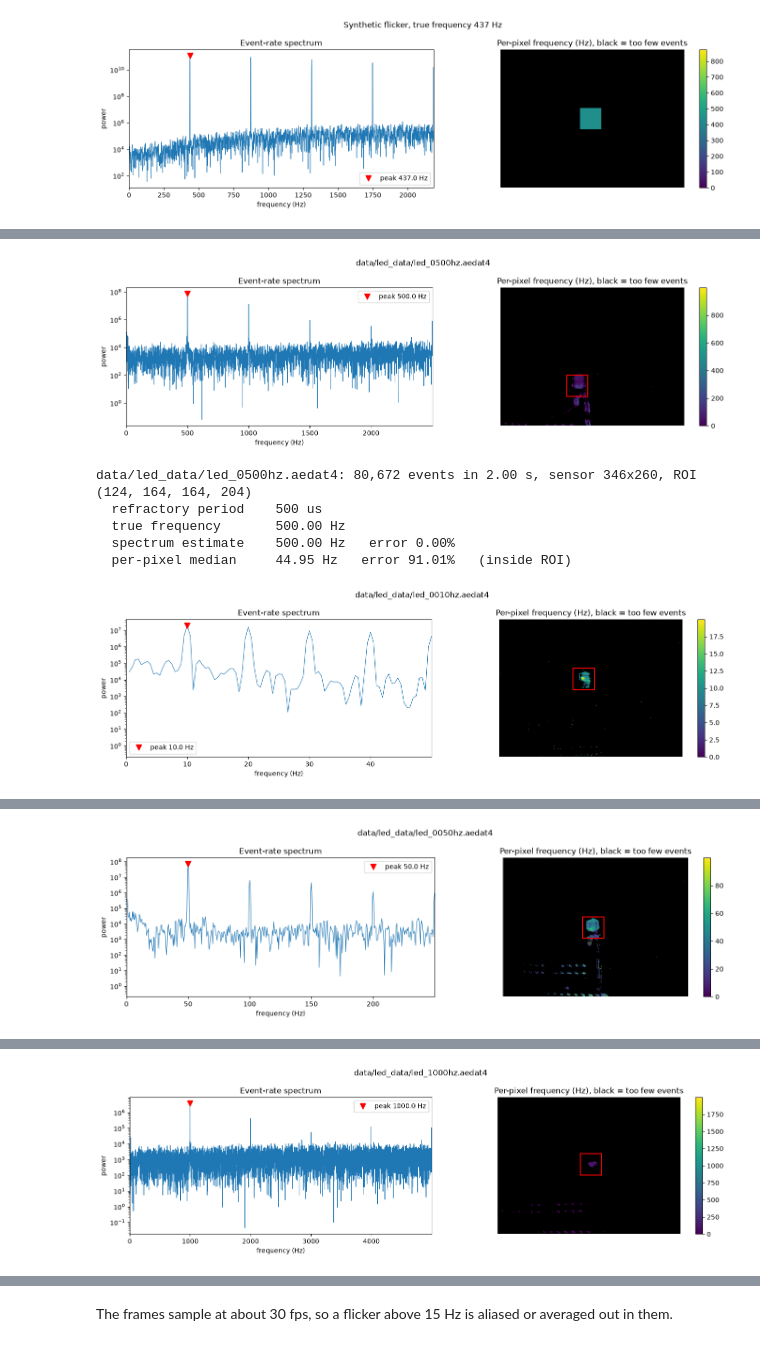
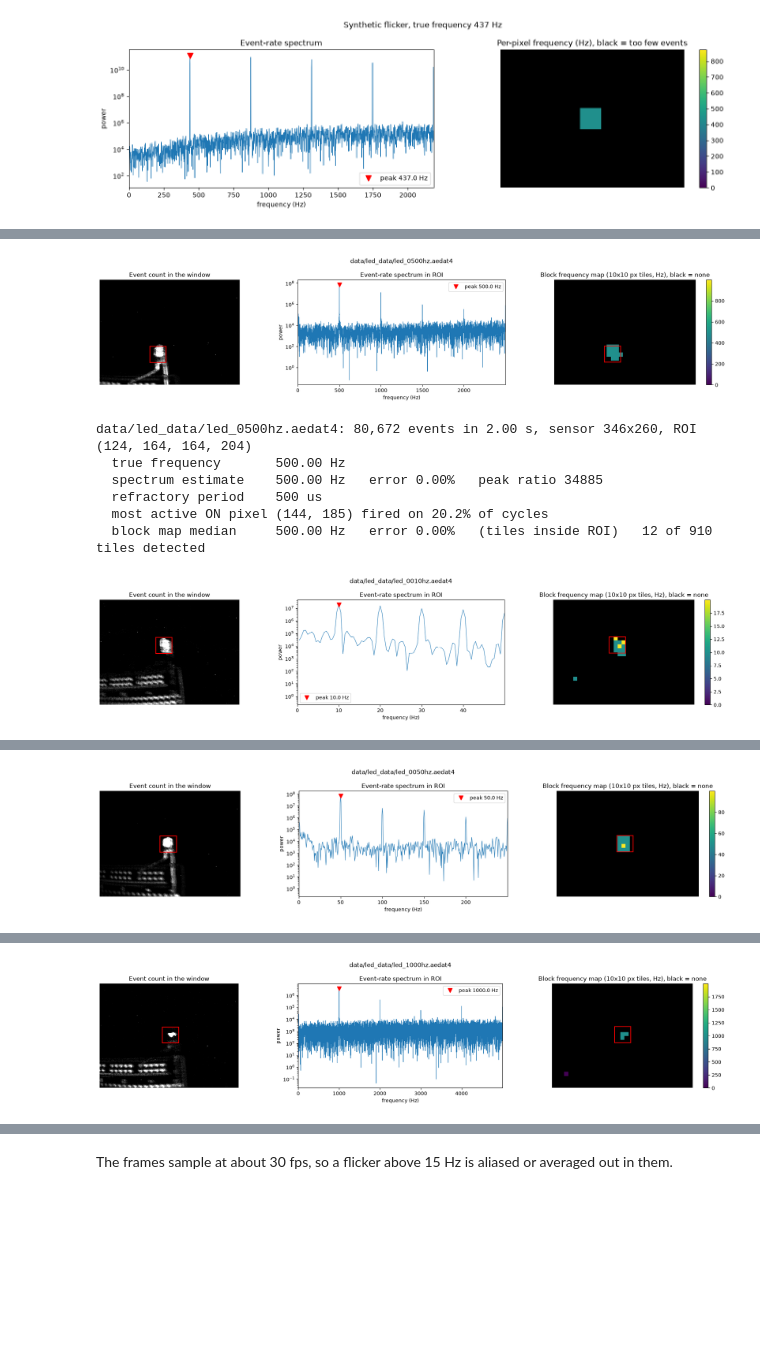
Before and after one commit to allusson/event-perception, a Jupyter notebook: notebooks/04_frequency_estimation.ipynb, the cells around one changed output, grey strips where cells are left out. Drawn from its saved outputs; the diff is of its cells as text; code cells hidden in the pictures; blank space fills up the shorter version.

Commit message:
Notebook 04: peak detection check, block frequency map, skipped-cycle analysis
Co-Authored-By: Claude Opus 5.5 <noreply@anthropic.com>

```diff
--- a/notebooks/04_frequency_estimation.ipynb
+++ b/notebooks/04_frequency_estimation.ipynb
@@ -93,56 +121,87 @@ RECORDINGS = {                 # path -> true frequency in Hz (None if unknown)
 }
 EVENTS_PER_CYCLE = 1    # LED: 1 flash per cycle. A propeller would use its blade count.
 ROI = "auto"            # "auto", None (whole frame) or (x0, y0, x1, y1)
+ROI_OVERRIDE = {}       # path -> (x0, y0, x1, y1); used instead of ROI for that recording
 T_START_S, WINDOW_S = 0.5, 2.0
 POLARITY = 1            # 1 = ON events only
 BIN_US = 50             # event-rate bin; Nyquist = 1 / (2 * BIN_US) = 10 kHz
+BLOCK = 10              # tile side of the block frequency map, pixels
 # %%
 def rel_err(f, f_true):
     return abs(f - f_true) / f_true if f_true else np.nan
 
 
-results, first = [], None       # first: data of the first recording found, for the frame comparison below
+def block_median_in_roi(bmap, roi, block):
+    """Median of the tiles whose centre lies inside the ROI (whole map if roi is None)."""
+    if roi is not None:
+        cy, cx = (np.arange(bmap.shape[0]) + 0.5) * block, (np.arange(bmap.shape[1]) + 0.5) * block
+        bmap = bmap[np.ix_((cy >= roi[1]) & (cy < roi[3]), (cx >= roi[0]) & (cx < roi[2]))]
+    return np.nanmedian(bmap) if np.isfinite(bmap).any() else np.nan
+
+
+def most_active_pixel(win, roi, shape, refractory_us):
+    """ON event times (us) of the pixel in the ROI with the most ON events, after the burst refractory."""
+    x0, y0, x1, y1 = roi if roi is not None else (0, 0, shape[1], shape[0])
+    ev = win[(win["p"] == 1) & (win["x"] >= x0) & (win["x"] < x1) & (win["y"] >= y0) & (win["y"] < y1)]
+    pix = ev["y"].astype(np.int64) * shape[1] + ev["x"]
+    best = np.bincount(pix).argmax()
+    t = np.sort(ev["t"][pix == best]).astype(np.int64)
+    t = t[np.r_[True, np.diff(t) >= refractory_us]]       # burst refractory, as in pixel_frequency_map
+    return (int(best % shape[1]), int(best // shape[1])), t
+
+
+results, first, data = [], None, {}   # first: the first recording found, for the frame comparison below
 for path, f_true in RECORDINGS.items():
     if not os.path.exists(path):
         print(f"SKIPPED: {path} not found.")
         continue
     events, frames, sensor_size = load_aedat4(path)
     shape = (sensor_size[1], sensor_size[0])
     t0 = int(T_START_S * 1e6)
     t1 = min(t0 + int(WINDOW_S * 1e6), int(events["t"][-1]))
     if t1 <= t0:
         print(f"SKIPPED: {path} is shorter than T_START_S.")
         continue
     win = events[(events["t"] >= t0) & (events["t"] < t1)]
-    roi = busiest_roi(win, shape) if ROI == "auto" else ROI
+    roi = ROI_OVERRIDE.get(path, busiest_roi(win, shape) if ROI == "auto" else ROI)
 
-    freqs, power, f_peak = event_rate_spectrum(events, t0, t1, bin_us=BIN_US, roi=roi, polarity=POLARITY)
-    if not np.isfinite(f_peak):
-        print(f"SKIPPED: {path} has no spectrum peak in the window.")
-        continue
-    refractory_us = 0.25e6 / f_peak          # a quarter of the period: longer than a burst, shorter than a cycle
-    fmap = pixel_frequency_map(win, shape, polarity=POLARITY, min_events=10, refractory_us=refractory_us)
-    in_roi = fmap if roi is None else fmap[roi[1]:roi[3], roi[0]:roi[2]]
-    f_spec = f_peak / EVENTS_PER_CYCLE
-    f_map = (np.nanmedian(in_roi) if np.isfinite(in_roi).any() else np.nan) / EVENTS_PER_CYCLE
+    freqs, power, f_peak, ratio = event_rate_spectrum(events, t0, t1, bin_us=BIN_US, roi=roi, polarity=POLARITY,
+                                                      return_ratio=True)
+    detected = peak_detected(ratio, SNR_MIN)
+    bmap = block_frequency_map(events, shape, t0, t1, block=BLOCK, bin_us=BIN_US, polarity=POLARITY,
+                               snr_min=SNR_MIN)
+    f_block = block_median_in_roi(bmap, roi, BLOCK) / EVENTS_PER_CYCLE
+    n_tiles = np.isfinite(bmap).sum()
+    count_img = np.bincount(win["y"].astype(np.int64) * shape[1] + win["x"], minlength=shape[0] * shape[1]).reshape(shape)
 
-    plot_frequency(freqs, power, f_peak, fmap, roi=roi, f_max=5 * f_peak, title=path)
+    plot_recording(count_img, roi, freqs, power, f_peak if detected else np.nan, bmap, BLOCK, title=path)
     print(f"{path}: {len(win):,} events in {(t1 - t0) / 1e6:.2f} s, sensor {shape[1]}x{shape[0]}, ROI {roi}")
-    print(f"  refractory period    {refractory_us:.0f} us")
     print(f"  true frequency       " + ("unknown" if f_true is None else f"{f_true:.2f} Hz"))
-    print(f"  spectrum estimate    {f_spec:.2f} Hz   error {rel_err(f_spec, f_true):.2%}")
-    print(f"  per-pixel median     {f_map:.2f} Hz   error {rel_err(f_map, f_true):.2%}"
-          + ("" if roi is None else "   (inside ROI)"))
+    if detected:
+        f_spec = f_peak / EVENTS_PER_CYCLE
+        refractory_us = 0.25e6 / f_peak      # a quarter of the period: longer than a burst, shorter than a cycle
+        print(f"  spectrum estimate    {f_spec:.2f} Hz   error {rel_err(f_spec, f_true):.2%}   peak ratio {ratio:.0f}")
+        print(f"  refractory period    {refractory_us:.0f} us")
+        pixel, t_pix = most_active_pixel(win, roi, shape, refractory_us)
+        fired = len(t_pix) / ((t1 - t0) * 1e-6 * (f_true or f_spec))
+        print(f"  most active ON pixel {pixel} fired on {fired:.1%} of cycles")
+        data[path] = {"win": win, "shape": shape, "roi": roi, "t0": t0, "t1": t1, "refractory_us": refractory_us}
+    else:
+        f_spec, fired = np.nan, np.nan
+        print(f"  no periodic signal detected (peak ratio {ratio:.0f})")
+    print(f"  block map median     {f_block:.2f} Hz   error {rel_err(f_block, f_true):.2%}"
+          + ("" if roi is None else "   (tiles inside ROI)") + f"   {n_tiles} of {bmap.size} tiles detected")
 
-    results.append({"path": path, "true": f_true, "spectrum": f_spec, "map": f_map})
+    results.append({"path": path, "true": f_true, "spectrum": f_spec, "ratio": ratio, "block": f_block, "fired": fired})
     if first is None:
         first = {"path": path, "events": events, "frames": frames, "shape": shape, "roi": roi, "t0": t0}
 # %% [output]
-[figure, old version]
+[figure, new version]
 data/led_data/led_0500hz.aedat4: 80,672 events in 2.00 s, sensor 346x260, ROI (124, 164, 164, 204)
+  true frequency       500.00 Hz
+  spectrum estimate    500.00 Hz   error 0.00%   peak ratio 34885
   refractory period    500 us
-  true frequency       500.00 Hz
-  spectrum estimate    500.00 Hz   error 0.00%
-  per-pixel median     44.95 Hz   error 91.01%   (inside ROI)
+  most active ON pixel (144, 185) fired on 20.2% of cycles
+  block map median     500.00 Hz   error 0.00%   (tiles inside ROI)   12 of 910 tiles detected
-[figure, old version]
+[figure, new version]
 data/led_data/led_0010hz.aedat4: 91,096 events in 2.00 s, sensor 346x260, ROI (139, 92, 179, 132)
@@ -153,2 +213,2 @@ data/led_data/led_0010hz.aedat4: 91,096 events in 2.00 s, sensor 346x260, ROI (1
-[figure, old version]
+[figure, new version]
 data/led_data/led_0050hz.aedat4: 129,122 events in 2.00 s, sensor 346x260, ROI (148, 110, 188, 150)
@@ -159,2 +220,2 @@ data/led_data/led_0050hz.aedat4: 129,122 events in 2.00 s, sensor 346x260, ROI (
-[figure, old version]
+[figure, new version]
 data/led_data/led_1000hz.aedat4: 55,980 events in 2.00 s, sensor 346x260, ROI (156, 107, 196, 147)
```
Also changed, not shown: parts of 9 cells of this notebook, 2 other files.
